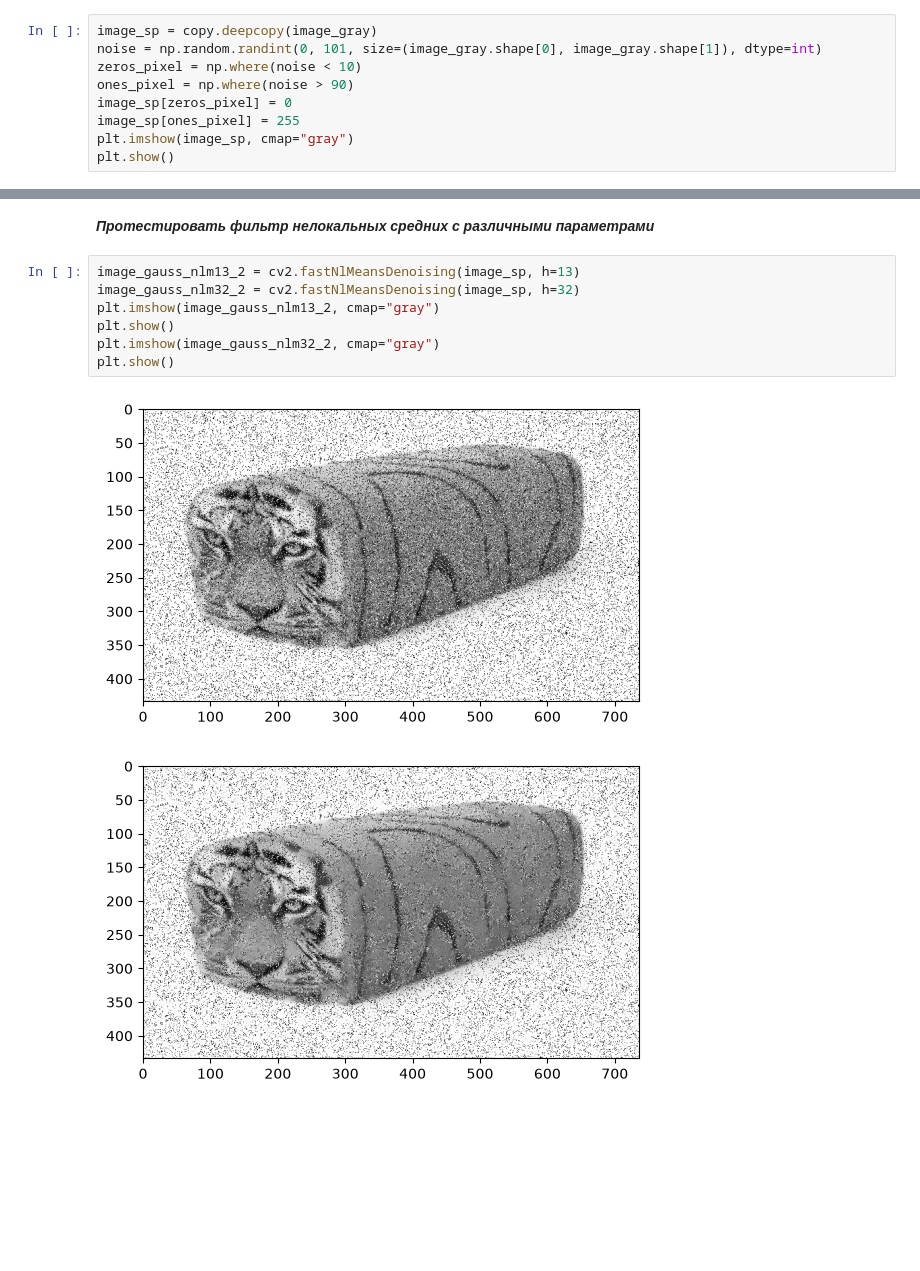
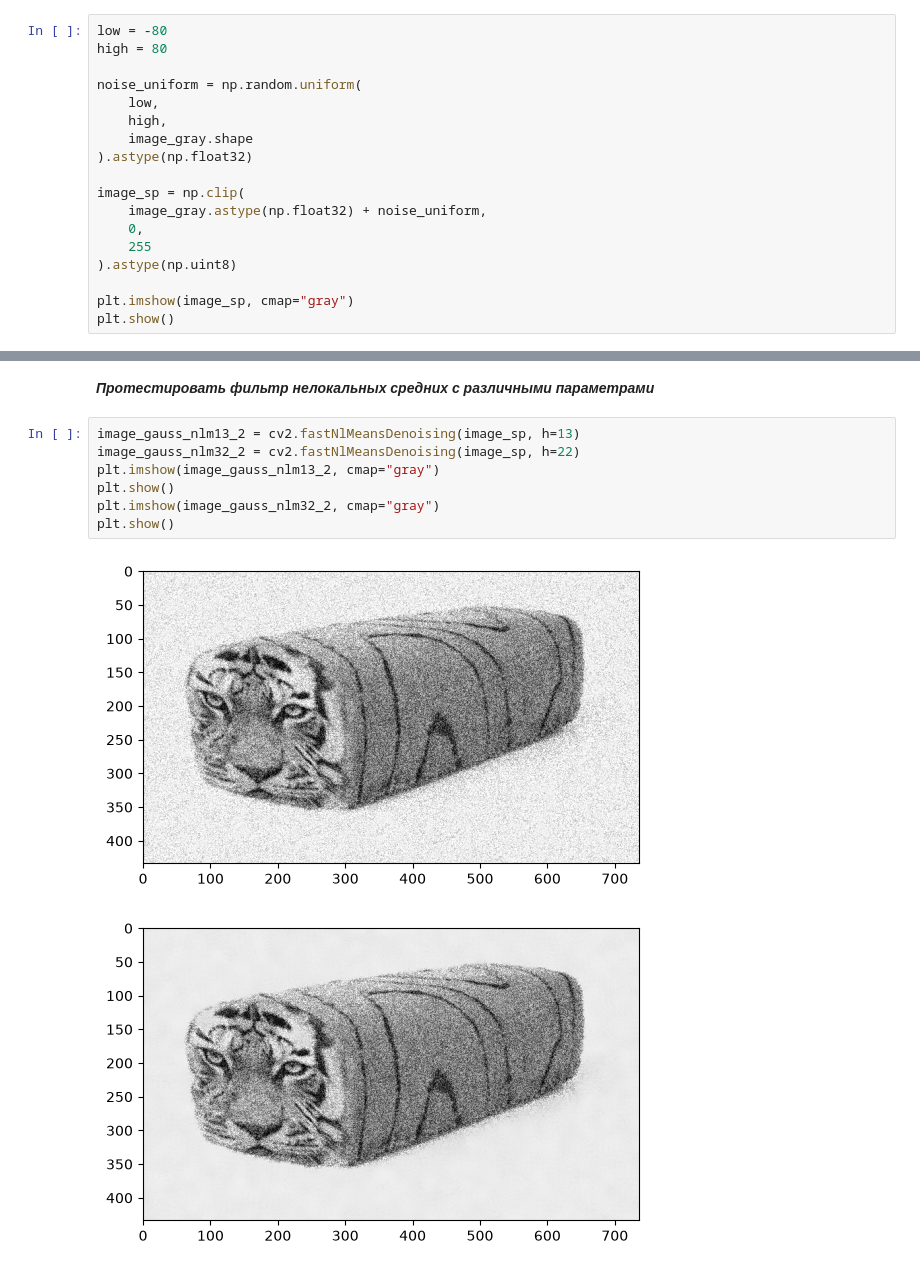
Before and after one commit to IamYarr/CompVisHW, a Jupyter notebook: Task2.ipynb, the cells around one changed output, grey strips where cells are left out. Cells and saved outputs as stored; diff of their text form; blank space fills up the shorter version.

Commit message:
Added unifor noise

```diff
--- a/Task2.ipynb
+++ b/Task2.ipynb
@@ -31,12 +31,21 @@ plt.show()
 # %% [markdown]
 ***Зашумить изображение при помощи постоянного шума***
 # %%
-image_sp = copy.deepcopy(image_gray)
-noise = np.random.randint(0, 101, size=(image_gray.shape[0], image_gray.shape[1]), dtype=int)
-zeros_pixel = np.where(noise < 10)
-ones_pixel = np.where(noise > 90)
-image_sp[zeros_pixel] = 0
-image_sp[ones_pixel] = 255
+low = -80
+high = 80
+
+noise_uniform = np.random.uniform(
+    low,
+    high,
+    image_gray.shape
+).astype(np.float32)
+
+image_sp = np.clip(
+    image_gray.astype(np.float32) + noise_uniform,
+    0,
+    255
+).astype(np.uint8)
+
 plt.imshow(image_sp, cmap="gray")
 plt.show()
 # %% [output]
@@ -133,14 +142,14 @@ plt.show()
 ***Протестировать фильтр нелокальных средних с различными параметрами***
 # %%
 image_gauss_nlm13_2 = cv2.fastNlMeansDenoising(image_sp, h=13)
-image_gauss_nlm32_2 = cv2.fastNlMeansDenoising(image_sp, h=32)
+image_gauss_nlm32_2 = cv2.fastNlMeansDenoising(image_sp, h=22)
 plt.imshow(image_gauss_nlm13_2, cmap="gray")
 plt.show()
 plt.imshow(image_gauss_nlm32_2, cmap="gray")
 plt.show()
 # %% [output]
-[figure, old version]
+[figure, new version]
-[figure, old version]
+[figure, new version]
 # %%
 print_metrics("исходник", image_gray, image_sp)
 print_metrics("Медианный", image_gray, image_gauss_median2)
```
Also changed, not shown: parts of 8 cells of this notebook.
